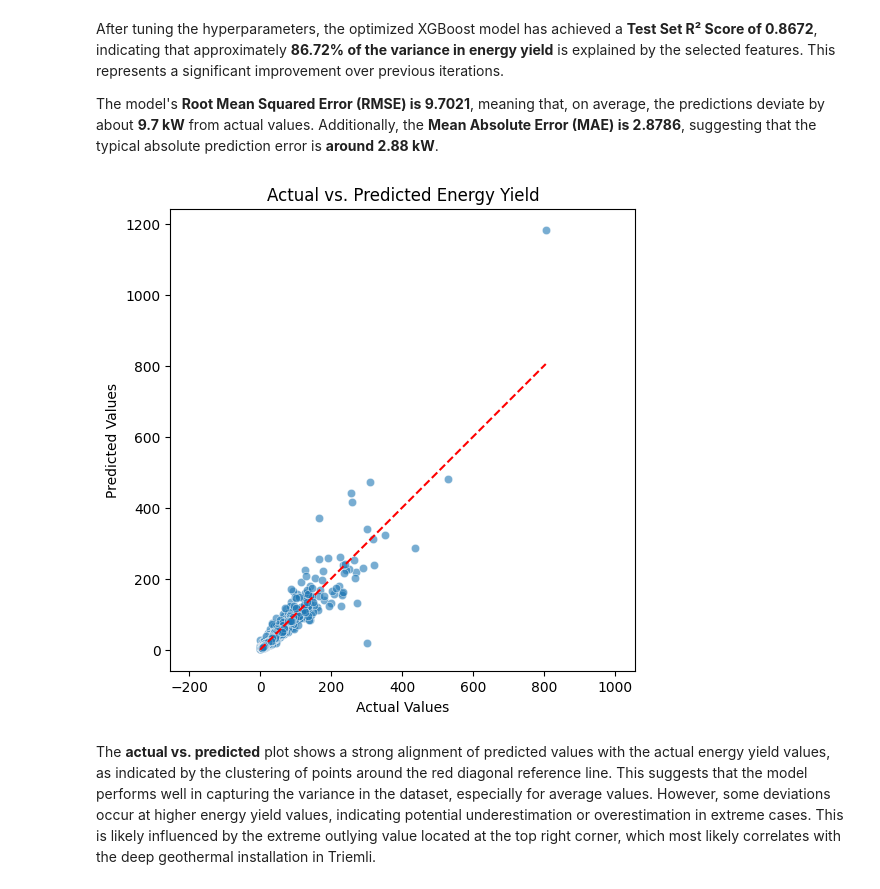
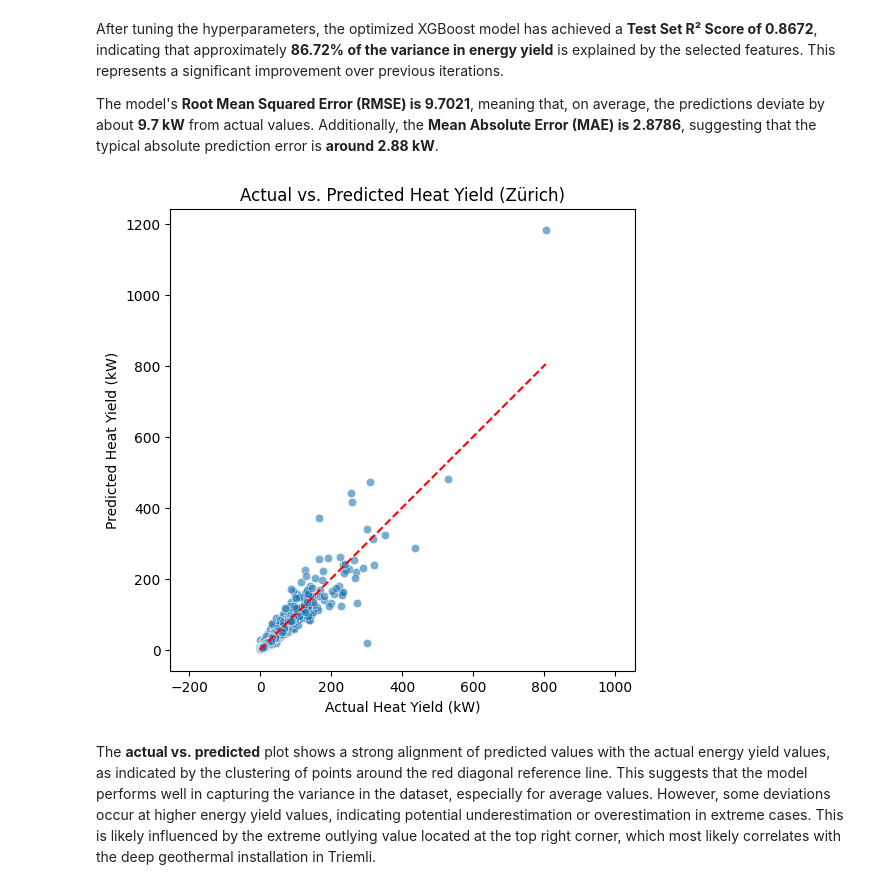
Before and after one commit to leinadher/GeoThesis, a Jupyter notebook: jupyter_notebooks/07_predictive_model.ipynb, the cells around one changed output. Saved outputs shown, nothing was run; the diff lists cells and outputs as text; code cells hidden in the pictures.

```diff
--- a/jupyter_notebooks/07_predictive_model.ipynb
+++ b/jupyter_notebooks/07_predictive_model.ipynb
@@ -265,18 +266,17 @@ The model's **Root Mean Squared Error (RMSE) is 9.7021**, meaning that, on avera
 # %%
 # Plot actual vs. predicted values
 plt.figure(figsize=(6,6))
 sns.scatterplot(x=y_test, y=y_pred, alpha=0.6)
 plt.plot([y_test.min(), y_test.max()], [y_test.min(), y_test.max()], '--', color='red')  # Ideal diagonal line
-plt.xlabel("Actual Values")
-plt.ylabel("Predicted Values")
+plt.xlabel("Actual Heat Yield (kW)")
+plt.ylabel("Predicted Heat Yield (kW)")
 plt.axis("equal")
-plt.title("Actual vs. Predicted Energy Yield")
+plt.title("Actual vs. Predicted Heat Yield (Zürich)")
 
-plt.savefig("plots/07_02_actual_pred.svg", format="svg", bbox_inches="tight")
 plt.savefig("plots/07_02_actual_pred.png", format="png", dpi=300, bbox_inches="tight")
 plt.show()
 # %% [output]
-[figure, old version]
+[figure, new version]
 # %% [markdown]
 The **actual vs. predicted** plot shows a strong alignment of predicted values with the actual energy yield values, as indicated by the clustering of points around the red diagonal reference line. This suggests that the model performs well in capturing the variance in the dataset, especially for average values. However, some deviations occur at higher energy yield values, indicating potential underestimation or overestimation in extreme cases. This is likely influenced by the extreme outlying value located at the top right corner, which most likely correlates with the deep geothermal installation in Triemli.
 # %%
```
Also changed, not shown: parts of 12 cells of this notebook, 5 other files.
